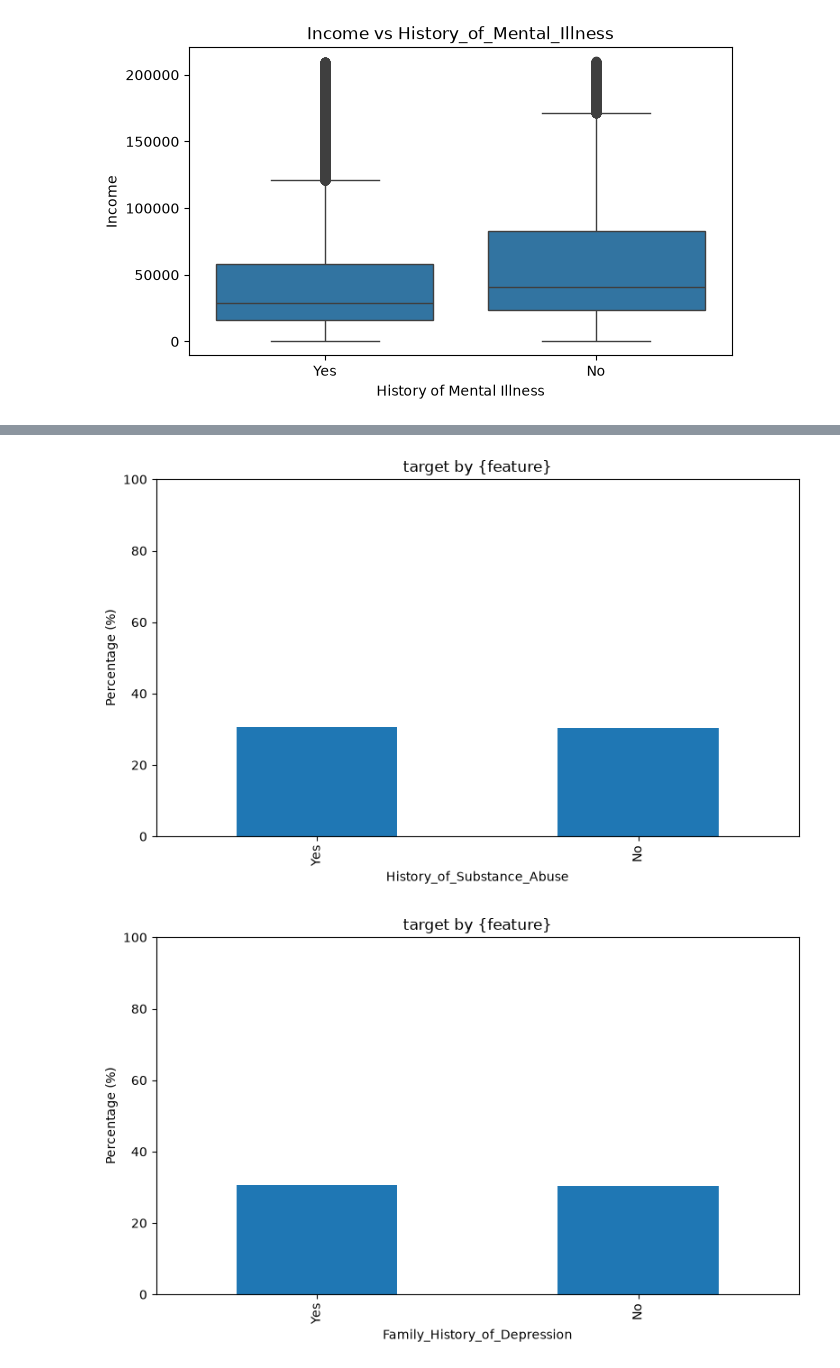
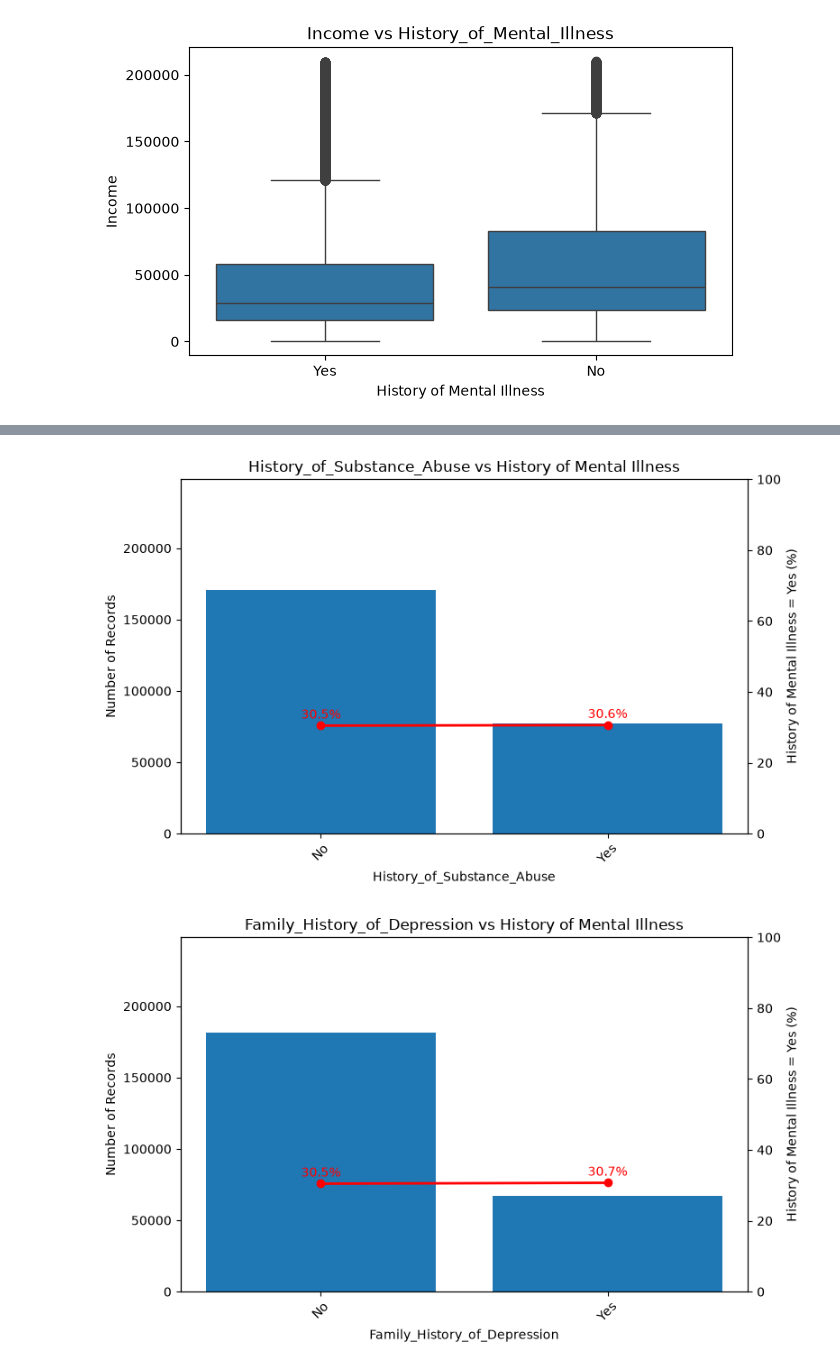
Before and after one commit to LunaJiang188/Mental-health-prediction, a Jupyter notebook: src/data_explore.ipynb, the cells around one changed output, grey strips where cells are left out. Saved outputs shown, nothing was run; the diff lists cells and outputs as text; code cells hidden in the pictures.

```diff
--- a/src/data_explore.ipynb
+++ b/src/data_explore.ipynb
@@ -164,21 +164,55 @@ for feature in numeric_features:
 # %%
 for feature in categorical_features:
 
+    # Count of records in each category
+    category_counts = df[df["data_split"] == "train"][feature].value_counts()
+
+    # Target = Yes rate for each category
     yes_rate = (
-        df[df["data_split"] == "train"].groupby(feature)["History_of_Mental_Illness"]
+        df[df["data_split"] == "train"]
+        .groupby(feature)["History_of_Mental_Illness"]
         .apply(lambda x: (x == "Yes").mean() * 100)
-        .sort_values(ascending=False)
     )
 
-    ax = yes_rate.plot(
-        kind="bar",
-        figsize=(8, 5)
+    # Keep the same category order for bars and line
+    yes_rate = yes_rate.reindex(category_counts.index)
+
+    fig, ax1 = plt.subplots(figsize=(8, 5))
+
+    # Bars = number of records
+    ax1.bar(
+        category_counts.index,
+        category_counts.values
     )
 
-    plt.title("target by {feature}")
-    plt.xlabel(feature)
-    plt.ylabel("Percentage (%)")
-    plt.ylim(0, 100)
+    ax1.set_xlabel(feature)
+    ax1.set_ylabel("Number of Records")
+    ax1.tick_params(axis="x", rotation=45)
+    ax1.set_ylim(0, 248256)
+
+    ax2 = ax1.twinx()
+    ax2.plot(
+        category_counts.index,
+        yes_rate.values,
+        marker="o",
+        linewidth=2,
+        color='red'
+    )
+
+    ax2.set_ylabel("History of Mental Illness = Yes (%)")
+    ax2.set_ylim(0, 100)
+
+    # Percentage labels
+    for i, value in enumerate(yes_rate.values):
+        ax2.text(
+            i,
+            value + 2,
+            f"{value:.1f}%",
+            ha="center",
+            color='red'
+        )
+
+    plt.title(f"{feature} vs History of Mental Illness")
     plt.tight_layout()
     plt.show()
 # %% [output]
@@ -193,2 +227,2 @@ for feature in categorical_features:
-[figure, old version]
+[figure, new version]
-[figure, old version]
+[figure, new version]
```
Also changed, not shown: parts of 1 cell of this notebook.
